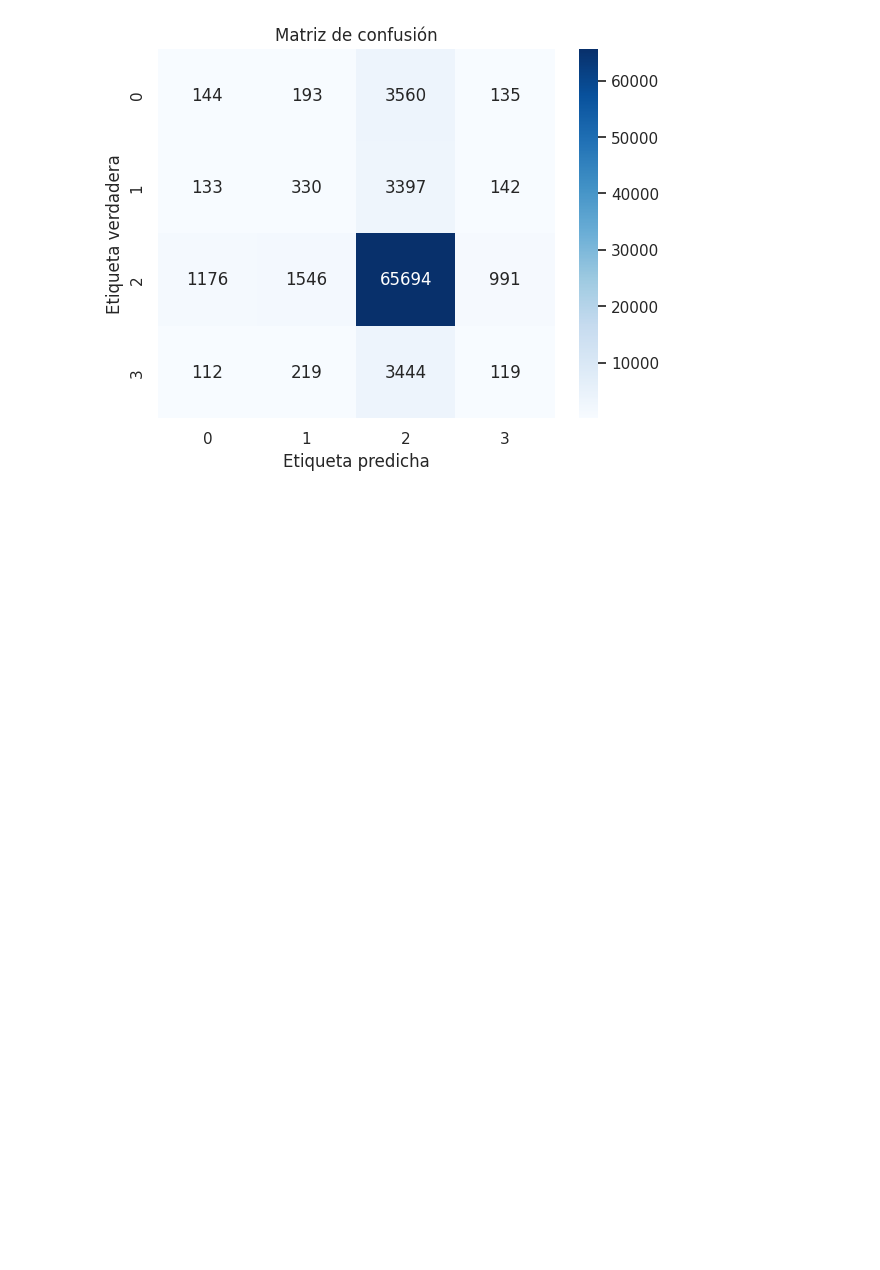
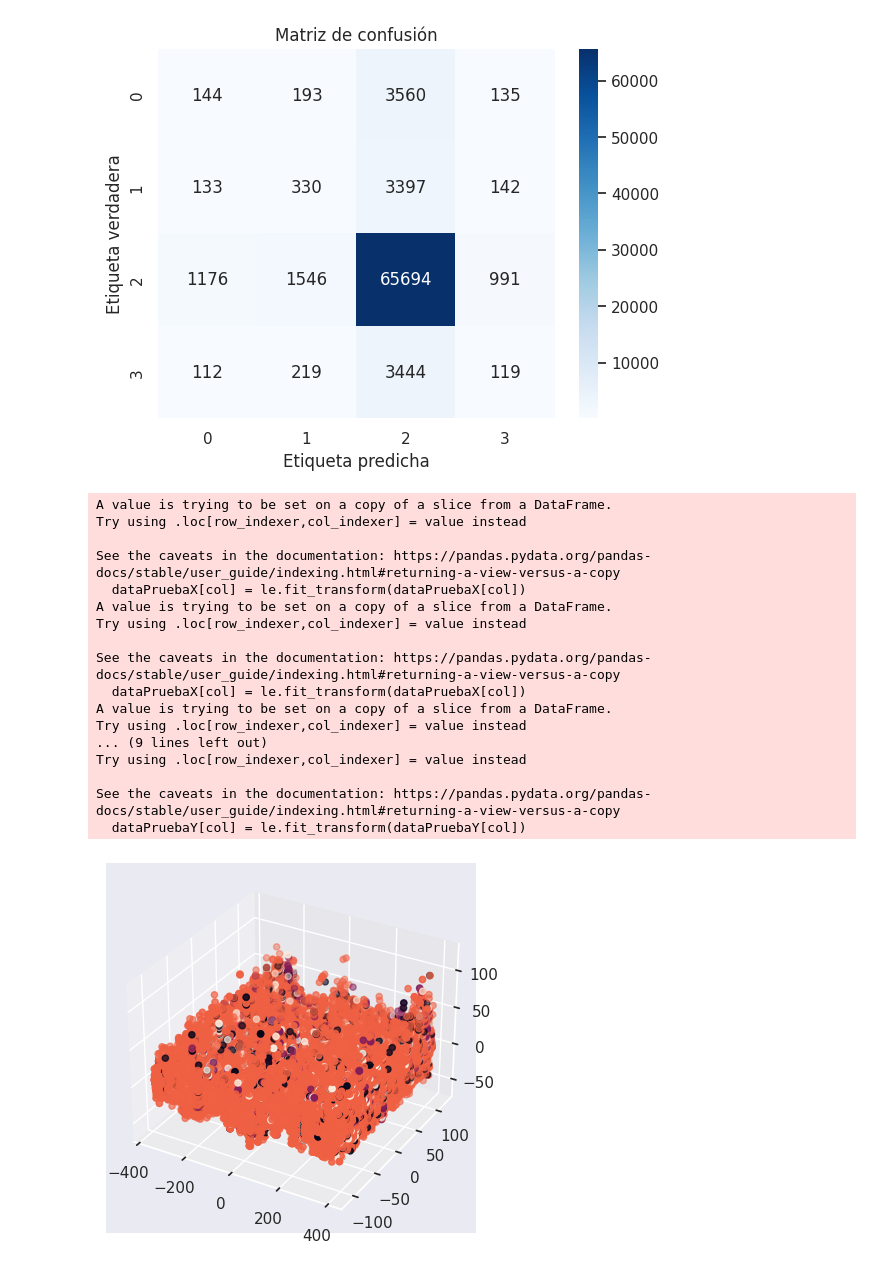
Before and after one commit to PilarAriasVazquez/L3, a Jupyter notebook: P1.ipynb, the cells around one changed output. Drawn from its saved outputs; the diff is of its cells as text; code cells hidden in the pictures; blank space fills up the shorter version.

```diff
--- a/P1.ipynb
+++ b/P1.ipynb
@@ -411,15 +428,15 @@ dataPruebaY.tail(1)
 # %%
-dataPruebaX=df[['Sex', 'Age', 'Sport', 'NOC','Games', 'Event', 'Weight', 'Height']]
+dataPruebaX=df[['Sex', 'Age', 'Sport', 'NOC', 'Event', 'Weight', 'Height']]
 dataPruebaY= df[['Medal']]
 
 
 #Carolina Marín
-#new_row_X = {'Sex':"F", 'Age': 29.0, 'Sport': "Badminton", 'NOC': "ESP",'Games': "2016 Summer", 'Event': "Badminton Women's Singles", 'Weight': 65.000000, 'Height': 172.00000}
-#dataPruebaX = dataPruebaX.append(new_row_X, ignore_index=True)
+new_row_X = {'Sex':"F", 'Age': 29.0, 'Sport': "Badminton", 'NOC': "ESP", 'Event': "Badminton Women's Singles", 'Weight': 65.000000, 'Height': 172.00000}
+dataPruebaX = dataPruebaX.append(new_row_X, ignore_index=True)
 
 #Bruno Hortelano
-new_row_X = {'Sex':"M", 'Age': 31.0, 'Sport': "Athletycs", 'NOC': "ESP",'Games': "2016 Summer", 'Event': "Athletics Men's 200 metres", 'Weight': 72.000000, 'Height': 181.00000}
-dataPruebaX = dataPruebaX.append(new_row_X, ignore_index=True)
+#new_row_X = {'Sex':"M", 'Age': 31.0, 'Sport': "Athletycs", 'NOC': "ESP", 'Event': "Athletics Men's 200 metres", 'Weight': 72.000000, 'Height': 181.00000}
+#dataPruebaX = dataPruebaX.append(new_row_X, ignore_index=True)
 
 #new_row_Y = {'Medal': "Bronze"}
 #dataPruebaY = dataPruebaY.append(new_row_Y, ignore_index=True)
@@ -504,3 +498,58 @@ Matriz de confusión:
  [ 1176  1546 65694   991]
  [  112   219  3444   119]]
 [figure]
+# %%
+from sklearn.decomposition import PCA
+import matplotlib.pyplot as plt
+import numpy as np
+from sklearn.neighbors import KNeighborsClassifier
+
+dataPruebaX=df[['Sex', 'Age', 'Sport', 'NOC', 'Event', 'Weight', 'Height']]
+dataPruebaY= df[['Medal']]
+
+
+
+le = LabelEncoder()
+
+for col in dataPruebaX.columns:
+    if dataPruebaX[col].dtype == 'object':
+        dataPruebaX[col] = le.fit_transform(dataPruebaX[col])
+
+for col in dataPruebaY.columns:
+    if dataPruebaY[col].dtype == 'object':
+        dataPruebaY[col] = le.fit_transform(dataPruebaY[col])
+
+# Ejecutar PCA para reducir a tres dimensiones
+pca = PCA(n_components=3)
+X_pca = pca.fit_transform(dataPruebaX)
+
+# Crear instancia de clasificador KNN
+model = KNeighborsClassifier(n_neighbors=7, metric="manhattan")
+
+# Entrenar modelo con datos proyectados en 3D
+model.fit(X_pca, dataPruebaY)
+
+# Graficar datos en 3D con colores según clase
+fig = plt.figure()
+ax = fig.add_subplot(111, projection='3d')
+ax.scatter(X_pca[:,0], X_pca[:,1], X_pca[:,2], c=dataPruebaY)
+plt.show()
+# %% [output]
+A value is trying to be set on a copy of a slice from a DataFrame.
+Try using .loc[row_indexer,col_indexer] = value instead
+
+See the caveats in the documentation: https://pandas.pydata.org/pandas-docs/stable/user_guide/indexing.html#returning-a-view-versus-a-copy
+  dataPruebaX[col] = le.fit_transform(dataPruebaX[col])
+A value is trying to be set on a copy of a slice from a DataFrame.
+Try using .loc[row_indexer,col_indexer] = value instead
+
+See the caveats in the documentation: https://pandas.pydata.org/pandas-docs/stable/user_guide/indexing.html#returning-a-view-versus-a-copy
+  dataPruebaX[col] = le.fit_transform(dataPruebaX[col])
+A value is trying to be set on a copy of a slice from a DataFrame.
+Try using .loc[row_indexer,col_indexer] = value instead
+... (9 lines left out)
+Try using .loc[row_indexer,col_indexer] = value instead
+
+See the caveats in the documentation: https://pandas.pydata.org/pandas-docs/stable/user_guide/indexing.html#returning-a-view-versus-a-copy
+  dataPruebaY[col] = le.fit_transform(dataPruebaY[col])
+[figure, added]
```
Also changed, not shown: parts of 17 cells of this notebook.
